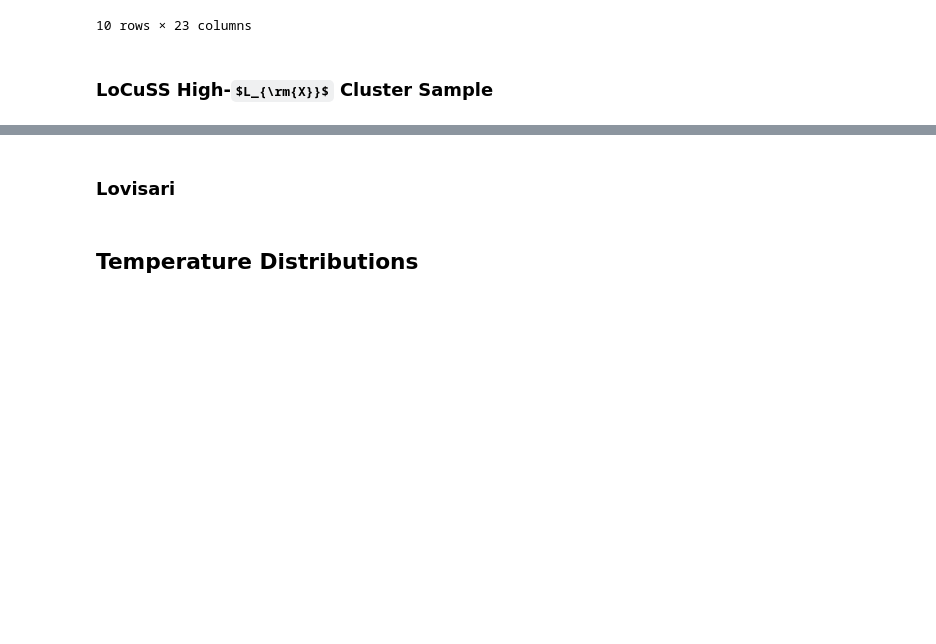
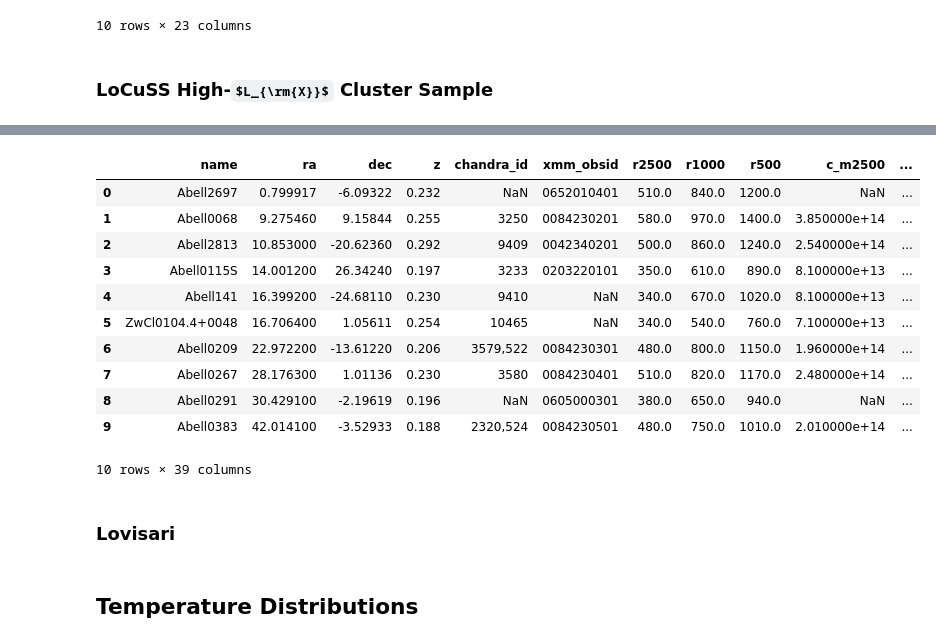
Before and after one commit to DavidT3/XCS-Mass-Paper-I-Analysis, a Jupyter notebook: sample_properties.ipynb, the cells around one changed output, grey strips where cells are left out. Drawn from its saved outputs; the diff is of its cells as text; code cells hidden in the pictures; some formulas as TeX source; blank space fills up the shorter version.

```diff
--- a/sample_properties.ipynb
+++ b/sample_properties.ipynb
@@ -60,3 +77,19 @@ xxlgc100.head(10)
+# %%
+locuss = pd.read_csv("sample_files/locuss_highlx_clusters.csv", dtype={'chandra_id': str, 'xmm_obsid': str})
+locuss.head(10)
+# %% [output]
+|  | name | ra | dec | z | chandra_id | xmm_obsid | r2500 | r1000 | r500 | c_m2500 | ... |
+| 0 | Abell2697 | 0.799917 | -6.09322 | 0.232 | NaN | 0652010401 | 510.0 | 840.0 | 1200.0 | NaN | ... |
+| 1 | Abell0068 | 9.275460 | 9.15844 | 0.255 | 3250 | 0084230201 | 580.0 | 970.0 | 1400.0 | 3.850000e+14 | ... |
+| 2 | Abell2813 | 10.853000 | -20.62360 | 0.292 | 9409 | 0042340201 | 500.0 | 860.0 | 1240.0 | 2.540000e+14 | ... |
+| 3 | Abell0115S | 14.001200 | 26.34240 | 0.197 | 3233 | 0203220101 | 350.0 | 610.0 | 890.0 | 8.100000e+13 | ... |
+| 4 | Abell141 | 16.399200 | -24.68110 | 0.230 | 9410 | NaN | 340.0 | 670.0 | 1020.0 | 8.100000e+13 | ... |
+| 5 | ZwCl0104.4+0048 | 16.706400 | 1.05611 | 0.254 | 10465 | NaN | 340.0 | 540.0 | 760.0 | 7.100000e+13 | ... |
+| 6 | Abell0209 | 22.972200 | -13.61220 | 0.206 | 3579,522 | 0084230301 | 480.0 | 800.0 | 1150.0 | 1.960000e+14 | ... |
+| 7 | Abell0267 | 28.176300 | 1.01136 | 0.230 | 3580 | 0084230401 | 510.0 | 820.0 | 1170.0 | 2.480000e+14 | ... |
+| 8 | Abell0291 | 30.429100 | -2.19619 | 0.196 | NaN | 0605000301 | 380.0 | 650.0 | 940.0 | NaN | ... |
+| 9 | Abell0383 | 42.014100 | -3.52933 | 0.188 | 2320,524 | 0084230501 | 480.0 | 750.0 | 1010.0 | 2.010000e+14 | ... |
+10 rows × 39 columns
 # %% [markdown]
 ### Lovisari
 # %% [markdown]
```
Also changed, not shown: parts of 2 cells of this notebook, 1 other file.
